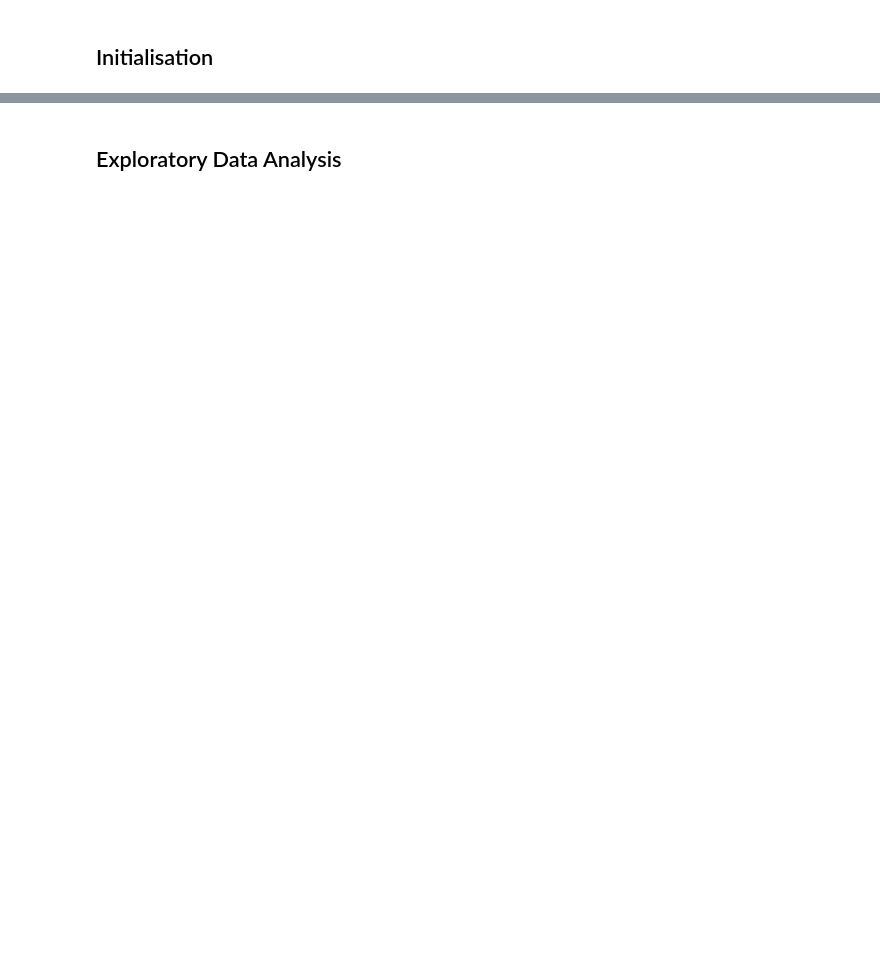
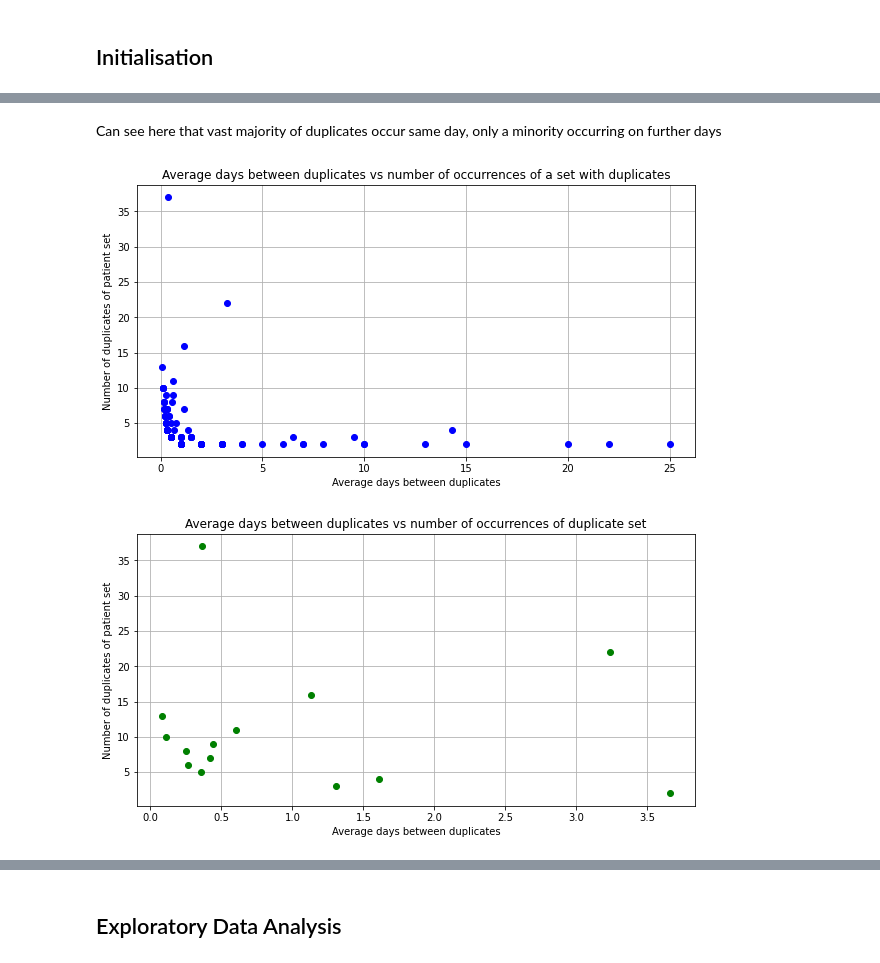
Before and after one commit to tomfrankkirk/vaximap_paper, a Jupyter notebook: vaximap-eda-armen.ipynb, the cells around one changed output, grey strips where cells are left out. Cells and saved outputs as stored; diff of their text form; code cells hidden in the pictures; blank space fills up the shorter version.

```diff
--- a/vaximap-eda-armen.ipynb
+++ b/vaximap-eda-armen.ipynb
@@ -58,0 +190,30 @@ centre_lat_lon = (53, -1.2) # defined as approximate centre of UK
+# %% [markdown]
+Can see here that vast majority of duplicates occur same day, only a minority occurring on further days
+# %%
+# plot scatters comparing days between duplicates vs number of duplicates
+
+# dataframe to get average duration per duplicate per set
+record_time_bet = time_bet.groupby("record_id").mean()
+record_time_bet = record_time_bet.join(dup.groupby("record_id").count()[["latlong"]].rename(columns={"latlong" : "occurrences"}))
+
+# filter for those where mean time > 0
+record_time_bet1 = record_time_bet.loc[record_time_bet.time_between > 0]
+
+plt.figure(figsize=(10,5))
+plt.grid()
+plt.title("Average days between duplicates vs number of occurrences of a set with duplicates")
+plt.xlabel("Average days between duplicates")
+plt.ylabel("Number of duplicates of patient set")
+plt.plot( record_time_bet1.time_between, record_time_bet1.occurrences, "bo")
+
+record_time_bet2 = record_time_bet1.groupby("occurrences").mean().reset_index()
+plt.figure(figsize=(10,5))
+plt.grid(which="both")
+plt.title("Average days between duplicates vs number of occurrences of duplicate set")
+plt.xlabel("Average days between duplicates")
+plt.ylabel("Number of duplicates of patient set")
+plt.plot( record_time_bet2.time_between, record_time_bet2.occurrences, "go")
+plt.show()
+# %% [output]
+[figure, added]
+[figure, added]
```
Also changed, not shown: parts of 72 cells of this notebook, 2 other files.
